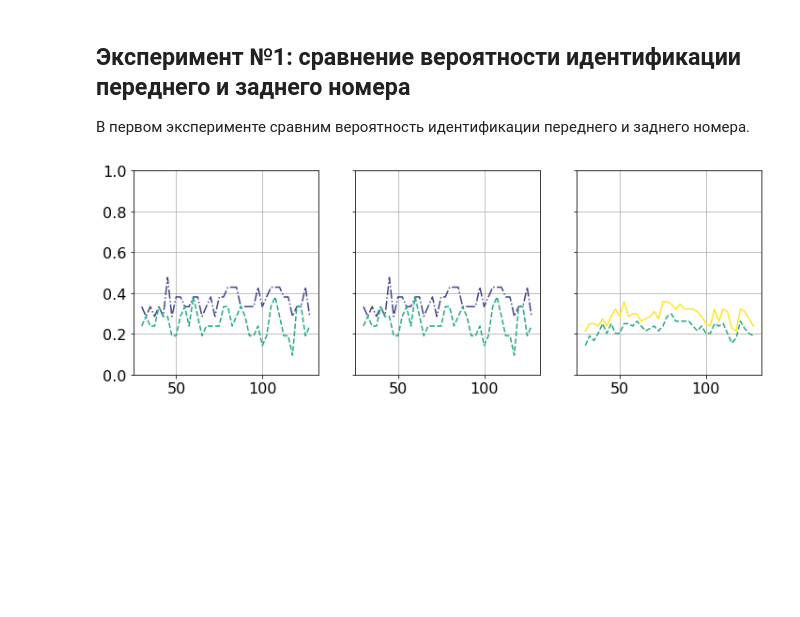
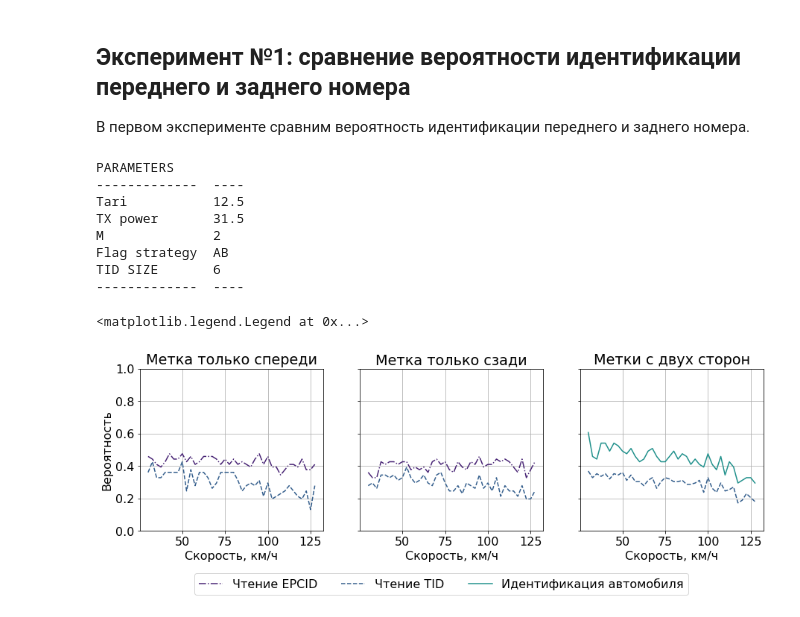
Before and after one commit to kruglov-mipt/diplom, a Jupyter notebook: experiments/Simulation.ipynb, the cells around one changed output. Cells and saved outputs as stored; diff of their text form; code cells hidden in the pictures; blank space fills up the shorter version.

```diff
--- a/experiments/Simulation.ipynb
+++ b/experiments/Simulation.ipynb
@@ -159,7 +159,7 @@ Written 520 rows to data/sim_data.csv
 # %% [markdown]
 ## Вызов имитационной модели
 # %%
-DF = pd.read_csv("data/sim_data_20.csv").sort_values('vehicle_speed')
+DF = pd.read_csv("data/sim_data_60.csv").sort_values('vehicle_speed')
 print(f"Loaded {DF.shape[0]} rows")
 # %% [output]
 Loaded 520 rows
@@ -199,29 +199,69 @@ def subset(df=None, t=None, m=None, p=None, tid=None, flag=None, back=None, fron
 # %%
 COL_TID = "tid_read_rate"
 COL_EPC = "epc_read_rate"
 COL_VEH = "vehicle_read_rate"
 COL_V = "vehicle_speed"
 
-fig, axes = plt.subplots(figsize=(12, 4), nrows=1, ncols=3,
+fig, axes = plt.subplots(figsize=(15, 4), nrows=1, ncols=3,
                          sharex=True, sharey=True)
-df = subset(DF, t=BASE_T, p=BASE_P, m=BASE_M, tid=BASE_TID, flag=BASE_FLAG)
-df_front = df[df.use_tag_back==False][[COL_V, COL_TID, COL_EPC]]
-df_back = df[df.use_tag_front==False][[COL_V, COL_TID, COL_EPC]]
-df_both = df[[COL_V, COL_VEH, COL_TID]].groupby(COL_V, as_index=False).mean()
+# df = subset(DF, t=BASE_T, p=BASE_P, m=BASE_M, tid=BASE_TID, flag=BASE_FLAG)
+df = DF[
+    (DF.tari == BASE_T) &
+    (DF.m == BASE_M) &
+    (DF.reader_tx_power == BASE_P) &
+    (DF.tid_size == BASE_TID) &
+    (DF.reader_session_strategy == BASE_FLAG)
+]
+df_front = df[(df.use_tag_back == False)][[COL_V, COL_TID, COL_EPC]]
+df_back = df[(df.use_tag_front == False)][[COL_V, COL_TID, COL_EPC]]
+df_both = df[
+    (df.use_tag_back == True) & (df.use_tag_front == True)
+][[COL_V, COL_VEH, COL_TID]].groupby(COL_V, as_index=False).mean()
+
+print("PARAMETERS")
+print(tabulate((
+    ("Tari", BASE_T),
+    ("TX power", BASE_P),
+    ("M", BASE_M),
+    ("Flag strategy", BASE_FLAG),
+    ("TID SIZE", BASE_TID),
+)))
 
 # Вероятность идентификации по переднему номеру
-colors = [get_color(0.2), get_color(0.6), get_color(1.0)]
-axes[0].plot(df_front[COL_V], df_front[COL_EPC], color=colors[0], linestyle='-.', label='Вероятность чтения EPCID')
-axes[0].plot(df_front[COL_V], df_front[COL_TID], color=colors[1], linestyle='--', label='Вероятность чтения TID')
-axes[1].plot(df_front[COL_V], df_front[COL_EPC], color=colors[0], linestyle='-.', label='Вероятность чтения EPCID')
-axes[1].plot(df_front[COL_V], df_front[COL_TID], color=colors[1], linestyle='--', label='Вероятность чтения TID')
-axes[2].plot(df_both[COL_V], df_both[COL_VEH], color=colors[2], linestyle='-', label='Вероятность идентификации автомобиля')
-axes[2].plot(df_both[COL_V], df_both[COL_TID], color=colors[1], linestyle='--', label='Вероятность чтения TID')
+colors = [get_color(0.1), get_color(0.3), get_color(0.5), get_color(0.7)]
+axes[0].plot(df_front[COL_V], df_front[COL_EPC], color=colors[0], linestyle='-.', label='Чтение EPCID')
+axes[0].plot(df_front[COL_V], df_front[COL_TID], color=colors[1], linestyle='--', label='Чтение TID')
+axes[1].plot(df_back[COL_V], df_back[COL_EPC], color=colors[0], linestyle='-.', label='Чтение EPCID')
+axes[1].plot(df_back[COL_V], df_back[COL_TID], color=colors[1], linestyle='--', label='Чтение TID')
+axes[2].plot(df_both[COL_V], df_both[COL_VEH], color=colors[2], linestyle='-', label='Идентификация автомобиля')
+axes[2].plot(df_both[COL_V], df_both[COL_TID], color=colors[1], linestyle='--', label='Чтение TID')
 for ax in axes:
     ax.grid()
     ax.set_ylim((0, 1))
-# fig.legend(*axes[0].get_legend_handles_labels(), loc='lower center',
-#            bbox_to_anchor=(0.5, 0), ncol=3)
+    ax.set_xlabel("Скорость, км/ч")
+axes[0].set_ylabel("Вероятность")
+
+axes[0].set_title("Метка только спереди")
+axes[1].set_title("Метка только сзади")
+axes[2].set_title("Метки с двух сторон")
+ax0_handles, ax0_labels = axes[0].get_legend_handles_labels()
+ax2_handles, ax2_labels = axes[2].get_legend_handles_labels()
+fig.legend(
+    [*ax0_handles, ax2_handles[0]],
+    [*ax0_labels, ax2_labels[0]],
+    loc='lower center',
+    bbox_to_anchor=(0.5, -0.2),
+    ncol=3
+)
 # %% [output]
+PARAMETERS
+-------------  ----
+Tari           12.5
+TX power       31.5
+M              2
+Flag strategy  AB
+TID SIZE       6
+-------------  ----
+<matplotlib.legend.Legend at 0x...>
-[figure, old version]
+[figure, new version]
 # %% [markdown]
```
Also changed, not shown: parts of 5 cells of this notebook, 2 other files.
